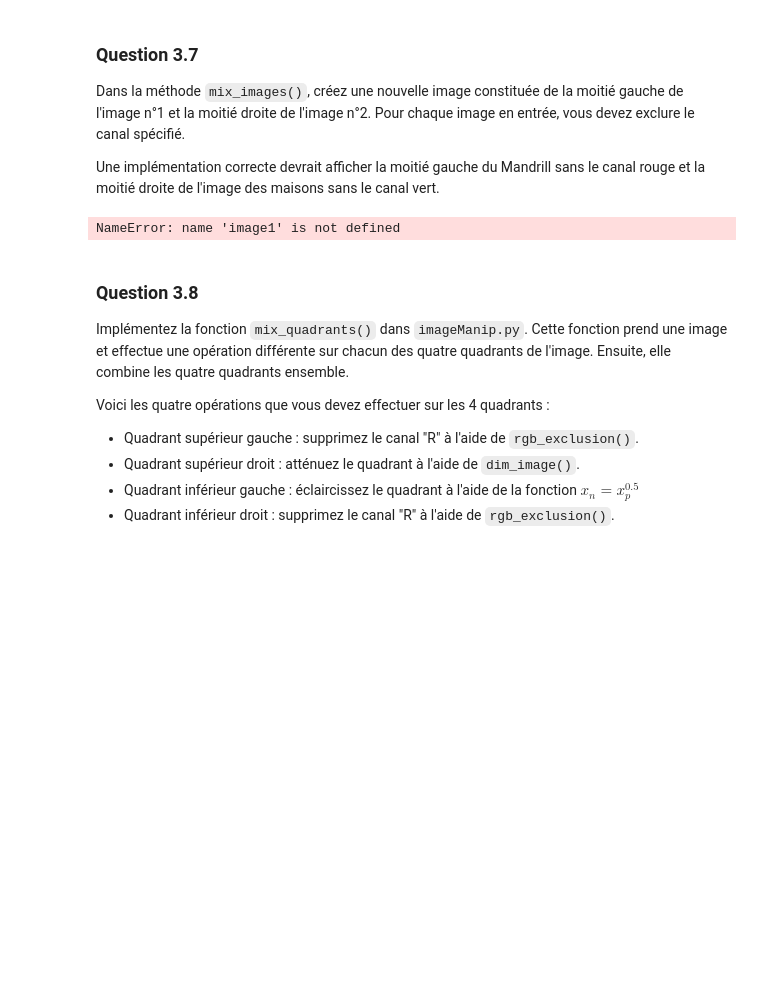
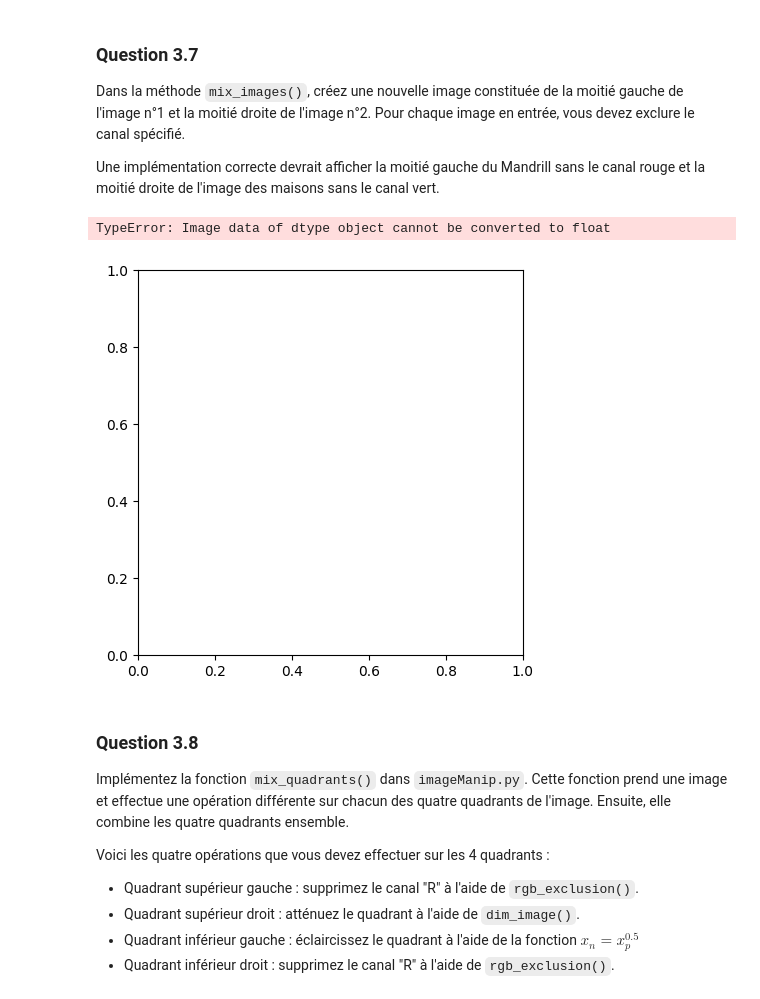
Before and after one commit to hananeoth/gl, a Jupyter notebook: static_files/assignments/hw0.ipynb, the cells around one changed output. Cells and saved outputs as stored; diff of their text form; code cells hidden in the pictures; blank space fills up the shorter version.

```diff
--- a/static_files/assignments/hw0.ipynb
+++ b/static_files/assignments/hw0.ipynb
@@ -361,21 +361,14 @@ Dans la méthode `mix_images()`, créez une nouvelle image constituée de la moi
 
 Une implémentation correcte devrait afficher la moitié gauche du Mandrill sans le canal rouge et la moitié droite de l'image des maisons sans le canal vert.
 # %%
-import matplotlib.pyplot as plt
-import cv2
 image_mixed = mix_images(image1, image2, channel1='R', channel2='G')
-image1 = plt.imread("'./image1.jpg'")
-image2 = plt.imread("'./image1.jpg'")
-
-# Vérifier si les images sont bien chargées
-print("Image1 shape:", image1.shape)
-print("Image2 shape:", image2.shape)
 display(image_mixed)
 
 #Test de vérification : la somme des pixels de l'image doit être ~76417.51
 np.sum(image_mixed)
 # %% [output]
-NameError: name 'image1' is not defined
+TypeError: Image data of dtype object cannot be converted to float
+[figure, added]
 # %% [markdown]
 ### Question 3.8
 
```
Also changed, not shown: parts of 10 cells of this notebook.
